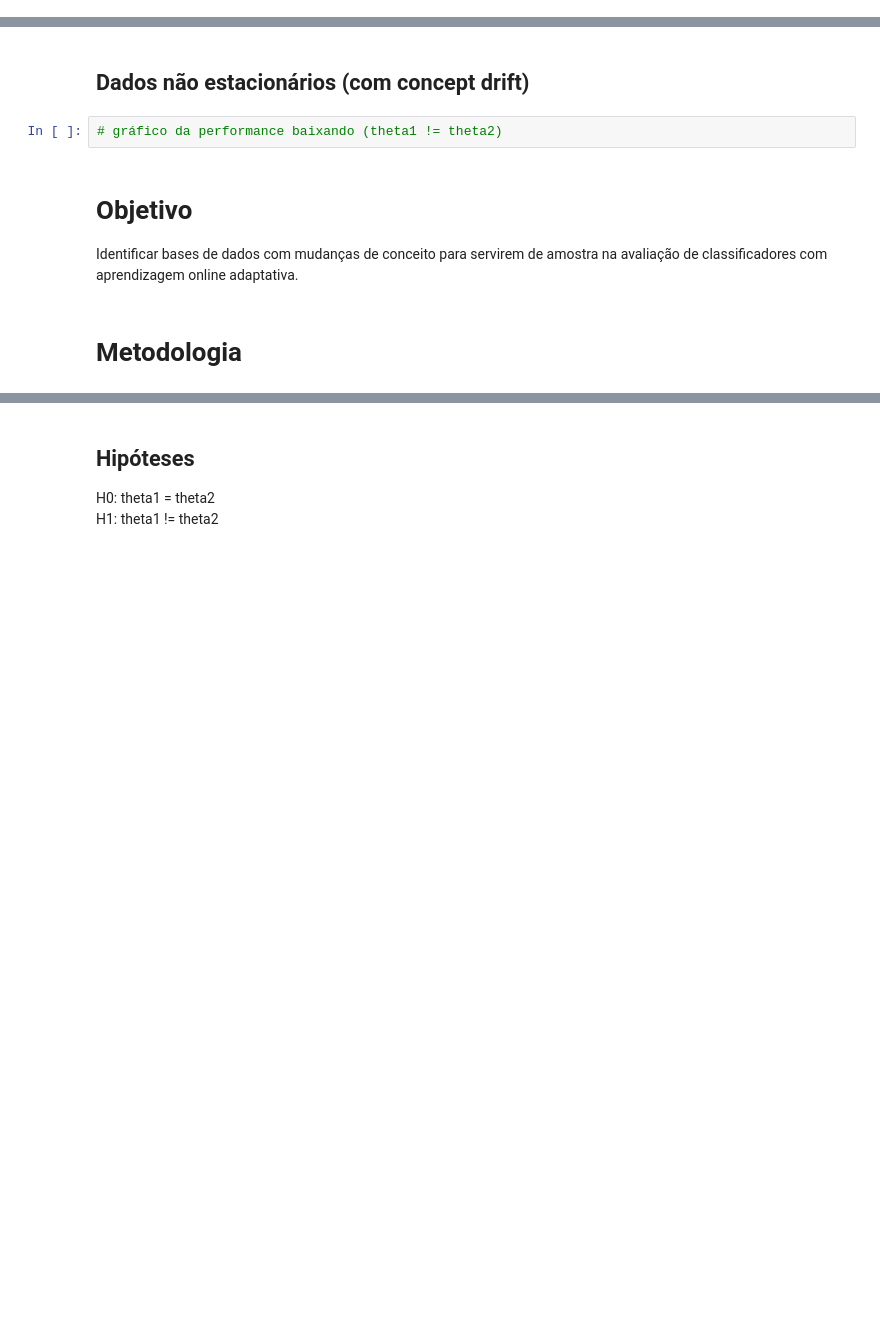
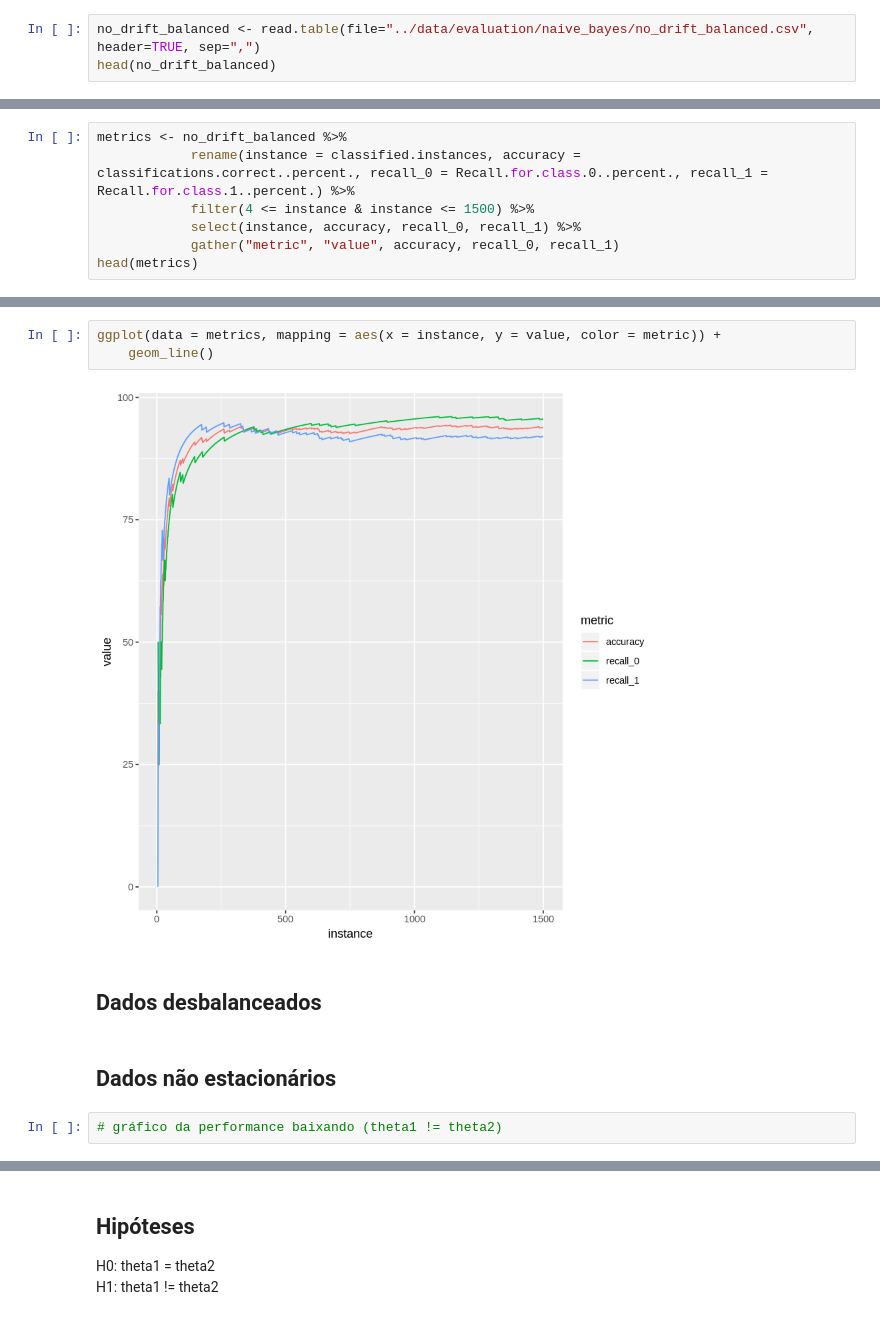
Before and after one commit to dinaldoap/moa, a Jupyter notebook: notebook/drift.ipynb, the cells around one changed output, grey strips where cells are left out. Saved outputs shown, nothing was run; the diff lists cells and outputs as text; blank space fills up the shorter version.

Commit message:
feat: plot metrics

```diff
--- a/notebook/drift.ipynb
+++ b/notebook/drift.ipynb
@@ -7,0 +20,3 @@ As distribuições dos dados mudam. Evento conhecido como "mudança de conceito"
+# %%
+no_drift_balanced <- read.table(file="../data/evaluation/naive_bayes/no_drift_balanced.csv", header=TRUE, sep=",")
+head(no_drift_balanced)
@@ -7,0 +33,7 @@ As distribuições dos dados mudam. Evento conhecido como "mudança de conceito"
+# %%
+metrics <- no_drift_balanced %>%
+            rename(instance = classified.instances, accuracy = classifications.correct..percent., recall_0 = Recall.for.class.0..percent., recall_1 = Recall.for.class.1..percent.) %>%
+            filter(4 <= instance & instance <= 1500) %>%
+            select(instance, accuracy, recall_0, recall_1) %>%
+            gather("metric", "value", accuracy, recall_0, recall_1)
+head(metrics)
@@ -8,9 +50,11 @@ As distribuições dos dados mudam. Evento conhecido como "mudança de conceito"
+# %%
+ggplot(data = metrics, mapping = aes(x = instance, y = value, color = metric)) +
+    geom_line()
+# %% [output]
+[figure, added]
+# %% [markdown]
+## Dados desbalanceados
 # %% [markdown]
-## Dados não estacionários (com concept drift)
+## Dados não estacionários
 # %%
 # gráfico da performance baixando (theta1 != theta2)
-# %% [markdown]
-# Objetivo
-Identificar bases de dados com mudanças de conceito para servirem de amostra na avaliação de classificadores com aprendizagem online adaptativa.
-# %% [markdown]
-# Metodologia
```
Also changed, not shown: parts of 11 cells of this notebook.
